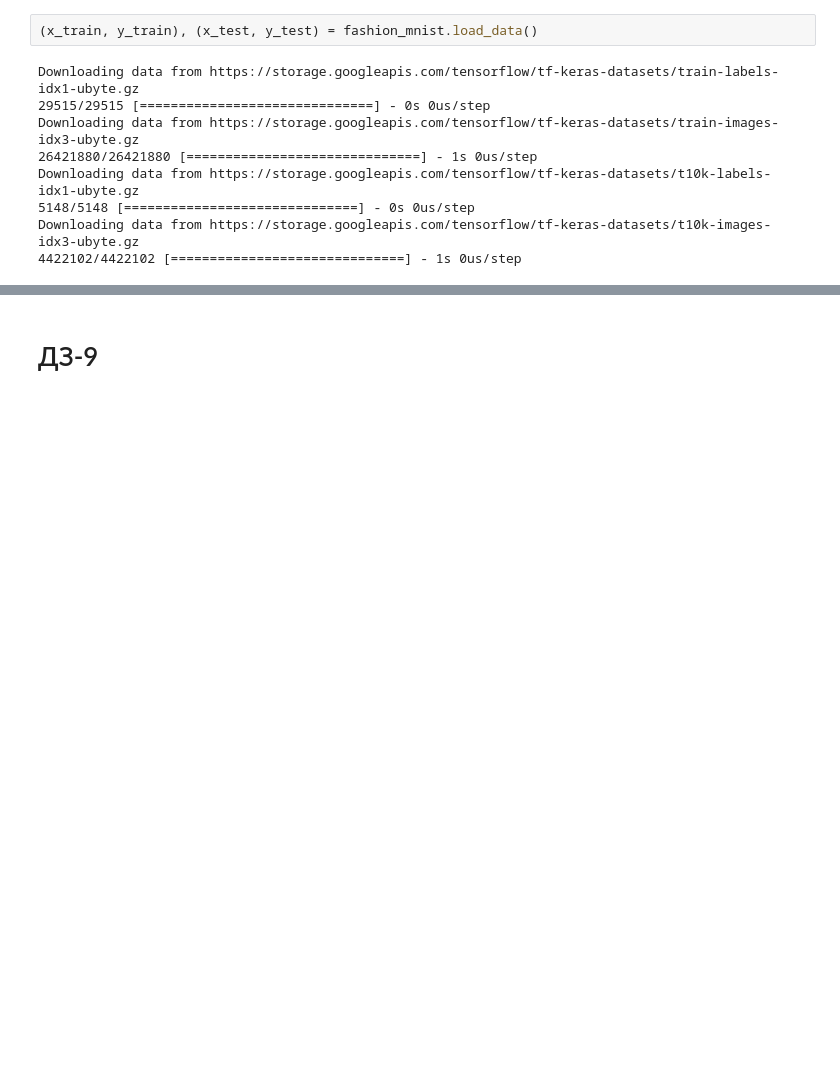
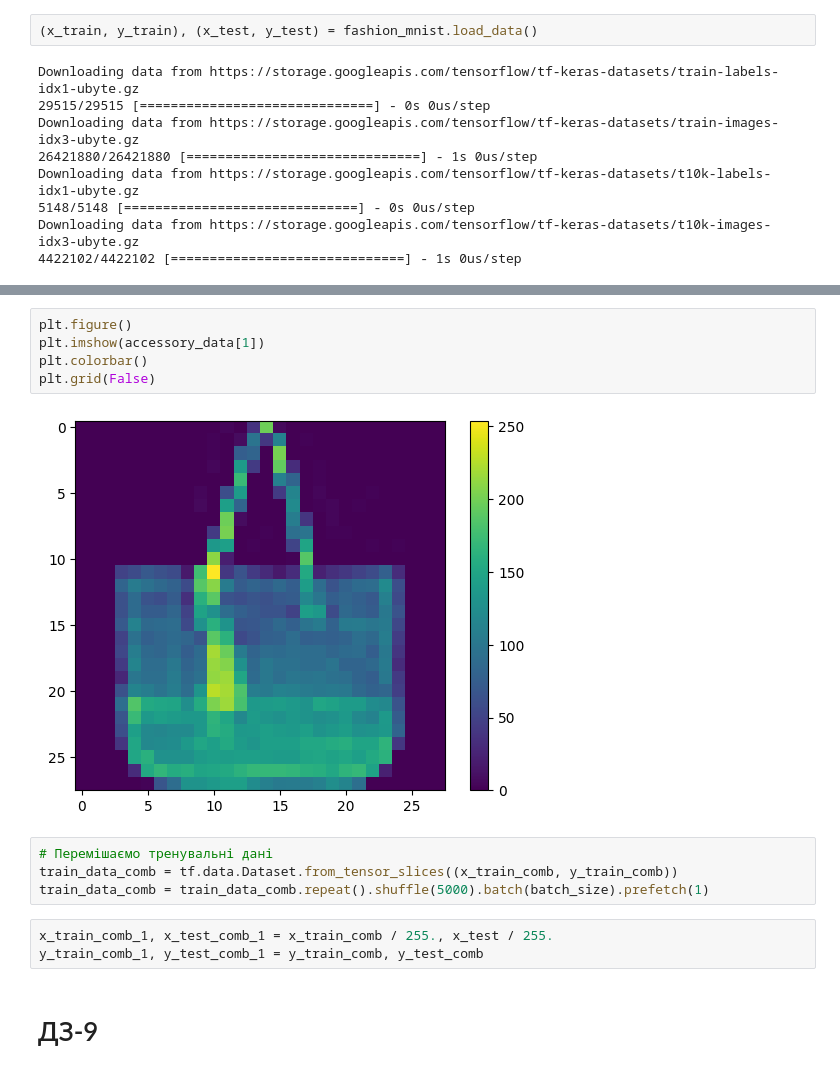
Before and after one commit to RostislavB74/NN_HW9, a Jupyter notebook: GoIT_HW_9.ipynb, the cells around one changed output, grey strips where cells are left out. Saved outputs shown, nothing was run; the diff lists cells and outputs as text; blank space fills up the shorter version.

```diff
--- a/GoIT_HW_9.ipynb
+++ b/GoIT_HW_9.ipynb
@@ -55,3 +201,17 @@ plt.grid(False)
+# %%
+plt.figure()
+plt.imshow(accessory_data[1])
+plt.colorbar()
+plt.grid(False)
+# %% [output]
+[figure, added]
+# %%
+# Перемішаємо тренувальні дані
+train_data_comb = tf.data.Dataset.from_tensor_slices((x_train_comb, y_train_comb))
+train_data_comb = train_data_comb.repeat().shuffle(5000).batch(batch_size).prefetch(1)
+# %%
+x_train_comb_1, x_test_comb_1 = x_train_comb / 255., x_test / 255.
+y_train_comb_1, y_test_comb_1 = y_train_comb, y_test_comb
 # %% [markdown]
 # ДЗ-9
 # %%
```
Also changed, not shown: parts of 20 cells of this notebook.
